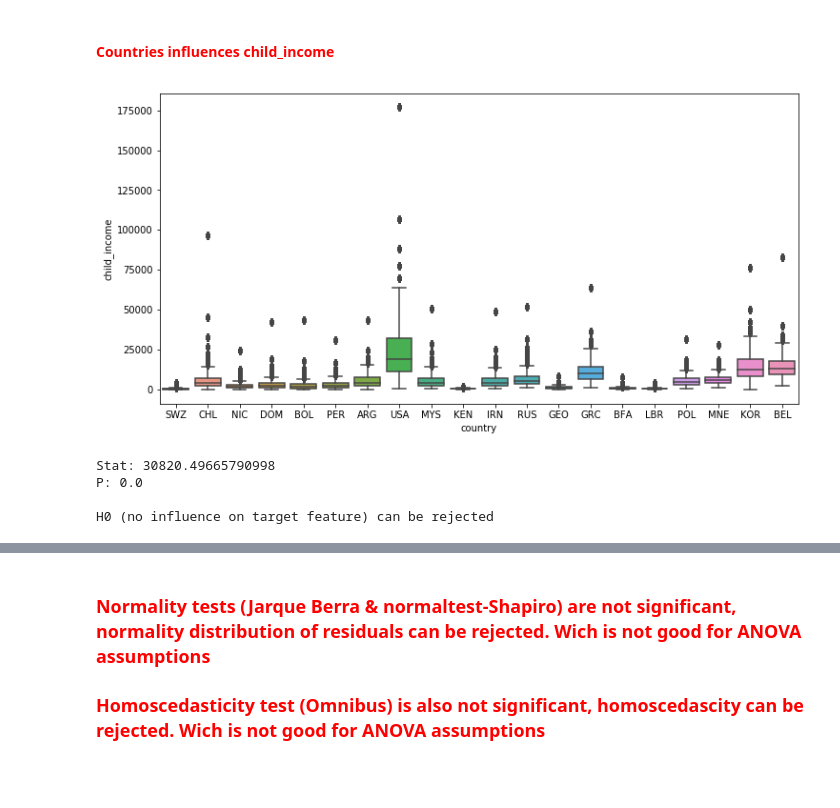
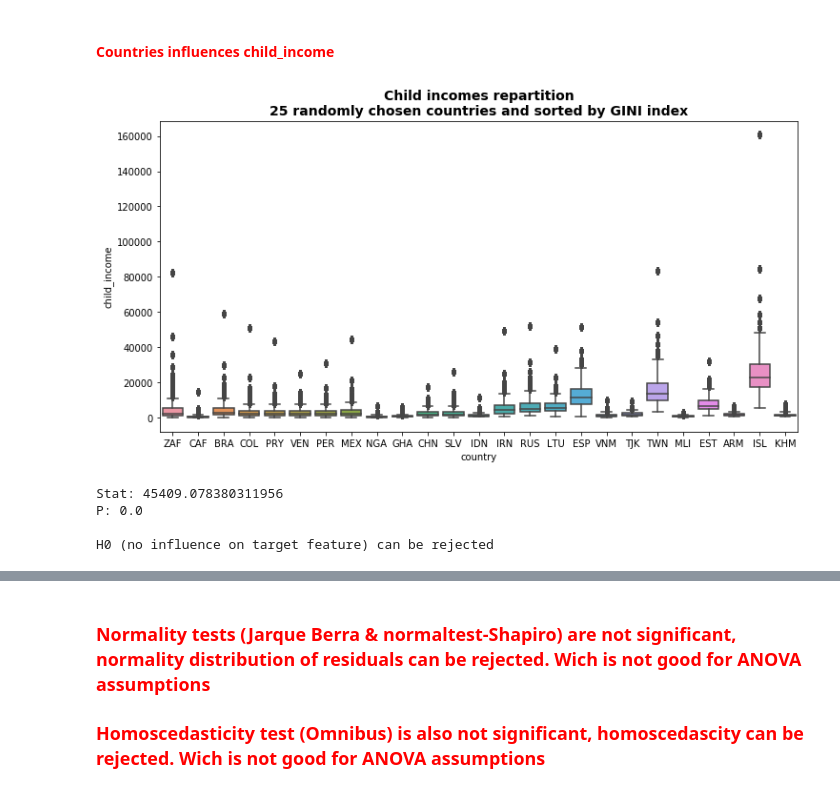
Before and after one commit to polopolopopo13/projet7, a Jupyter notebook: code_projet7.ipynb, the cells around one changed output, grey strips where cells are left out. Drawn from its saved outputs; the diff is of its cells as text; code cells hidden in the pictures.

```diff
--- a/code_projet7.ipynb
+++ b/code_projet7.ipynb
@@ -1350,13 +1367,15 @@ H0 (no influence on target feature) can be rejected
 # %% [markdown]
 #### <font color='red'> Countries influences child_income<font>
 # %%
-list_order=random.sample(liste_country_reference,20)
+list_order=random.sample(liste_country_reference,25)
 random_df_mission_4 = df_mission_4[df_mission_4['country'].isin(list_order)]
 list_order=list(random_df_mission_4.sort_values(by='GINI',ascending=False).country.unique())
 plt.figure(figsize=(12,6))
-sns.boxplot(x='country',y='child_income', data=random_from, orient='v', order=list_order);
+sns.boxplot(x='country',y='child_income', data=random_from, orient='v', order=list_order)
+plt.title('Child incomes repartition\n25 randomly chosen countries and sorted by GINI index', fontsize=14, fontweight='bold')
+plt.savefig('./graphiques/boxplot_child_incomes_25.png', dpi=120);
 # %% [output]
-[figure, old version]
+[figure, new version]
 # %%
 #null hypothesis: country does not influence child_income
 stat_val,p_val=st.f_oneway(*(random_df_mission_4[random_df_mission_4['country'] == country]['child_income'] for country in list_order))
@@ -1367,7 +1386,7 @@ if p_val > alpha:
 else:
     print('''H0 (no influence on target feature) can be rejected''')
 # %% [output]
-Stat: 30820.49665790998
+Stat: 45409.078380311956
 P: 0.0
 
 H0 (no influence on target feature) can be rejected
```
Also changed, not shown: parts of 72 cells of this notebook.
